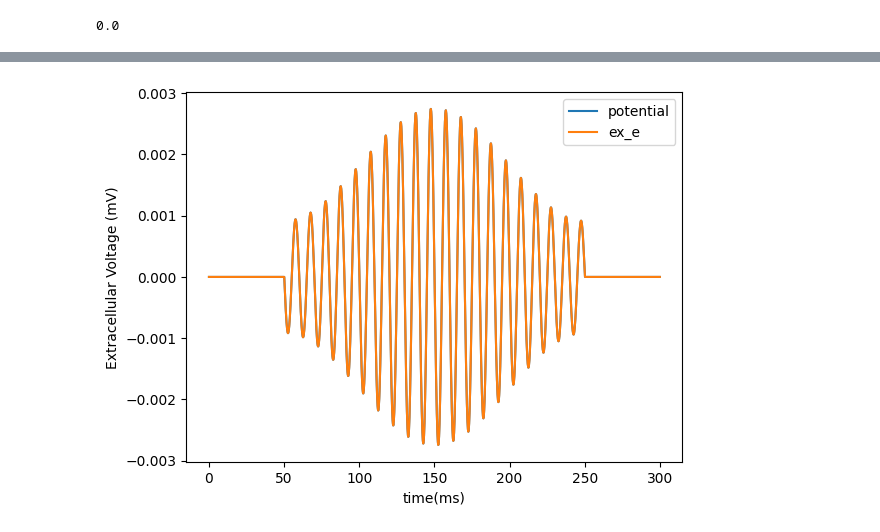
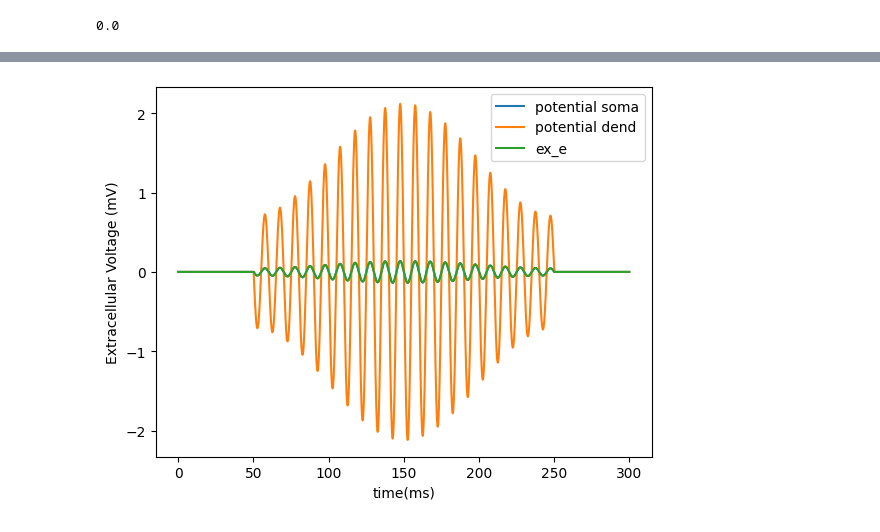
Before and after one commit to pedrofurrix/HH_simple, a Jupyter notebook: Test_ec.ipynb, the cells around one changed output, grey strips where cells are left out. Drawn from its saved outputs; the diff is of its cells as text; code cells hidden in the pictures.

```diff
--- a/Test_ec.ipynb
+++ b/Test_ec.ipynb
@@ -27,6 +27,7 @@ cell=HH_minimal_cells.Fast_Spiking(0,0,0,0,np.pi/3,0)
 h.topology()
 for sec in cell.all:
     print(sec.nseg)
+run_id=1
 # %% [output]
 |-|       Fast Spiking[0].soma(0-1)
    `--------------------------------------|       Fast Spiking[0].dend(0-1)
@@ -69,7 +70,7 @@ from functions.calcrx import setelec,homogenous,set_uniform_field_between_plates
 #factor=10
 #homogenous(rho,factor)
 
-v_plate=40*V #- potential difference between the plates
+v_plate=2000*V #- potential difference between the plates
 distance=1*m #distance
 field_orientation=np.array([1,1,0])#along the x axis
 ref_point=[0,0,0] #reference point with a 0 e_extracellular
@@ -168,7 +169,7 @@ stimparams=[v_plate,ton,amp,dur,freq,depth,modfreq]
 
 from functions.savedata import saveparams
 
-folder=saveparams(0,cell,simparams,stimparams)
+folder=saveparams(run_id,cell,simparams,stimparams)
 # %% [output]
 c:\Users\Pc\Documents\Charite\NEURON\Extracellular_test\HH_simple
 # %%
@@ -205,10 +206,12 @@ h.celsius = 36
 # %%
 # Record v membrane
 soma_v=h.Vector().record(cell.soma(0.5)._ref_v)
+dend_v=h.Vector().record(cell.dend(0.5)._ref_v)
 t=h.Vector().record(h._ref_t)
 is_xtra=h.Vector().record(h._ref_is_xtra)
 extracellular_e = h.Vector().record(cell.soma(0.5)._ref_e_extracellular)
 extracellular_v_soma = h.Vector().record(cell.soma(0.5)._ref_vext[0])
+extracellular_v_dend = h.Vector().record(cell.dend(0.5)._ref_vext[0])
 vrec = h.Vector().record(h._ref_vrec)  # records vrec at each timestep
 # %%
 h.finitialize(cell.v_init)
@@ -236,13 +241,14 @@ saveplot(folder,title1,fig)
 # %%
 #plot extracellular voltage over time
 #potential at the external surface of the soma
-fig=plt.Figure()
-title1="Extracellular potential"
-fig.plot(t,extracellular_v_soma,label="potential")
-fig.plot(t,extracellular_e,label="ex_e")
-fig.xlabel("time(ms)")
-fig.ylabel("Extracellular Voltage (mV)")
-fig.legend()
+fig,ax=plt.subplots()
+title1="Extracellular potential (mV)"
+ax.plot(t,extracellular_v_soma,label="potential soma")
+ax.plot(t,extracellular_v_dend,label="potential dend")
+ax.plot(t,extracellular_e,label="ex_e")
+ax.set_xlabel("time(ms)")
+ax.set_ylabel("Extracellular Voltage (mV)")
+ax.legend()
 fig.show()
 # print(list(t))
 saveplot(folder,title1,fig)
@@ -250 +257 @@ saveplot(folder,title1,fig)
-[figure, old version]
+[figure, new version]
```
Also changed, not shown: parts of 13 cells of this notebook, 2 other files.
